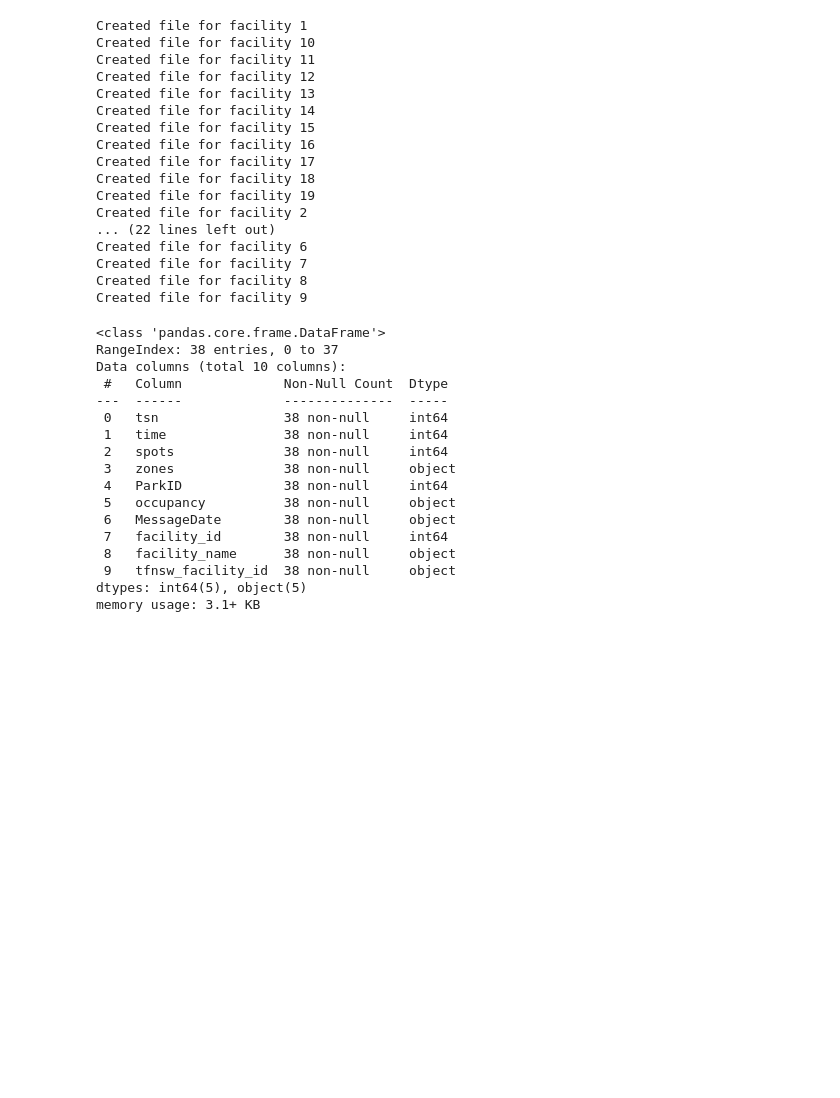
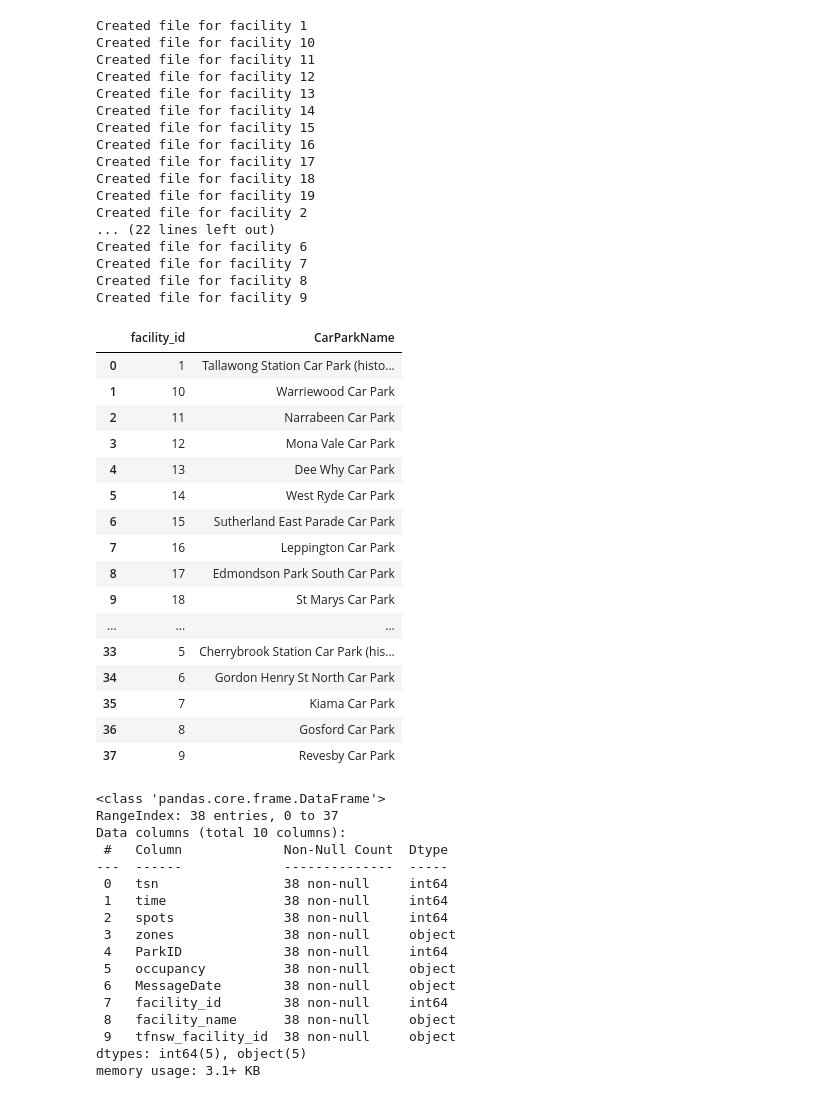
Before and after one commit to M13Mwongo/parking-spot-predictor, a Jupyter notebook: requests.ipynb, the cells around one changed output. Cells and saved outputs as stored; diff of their text form; code cells hidden in the pictures; blank space fills up the shorter version.

```diff
--- a/requests.ipynb
+++ b/requests.ipynb
@@ -217,3 +213,23 @@ Created file for facility 9
+# %%
+df_carparks
+# %% [output]
+|  | facility_id | CarParkName |
+| 0 | 1 | Tallawong Station Car Park (histo... |
+| 1 | 10 | Warriewood Car Park |
+| 2 | 11 | Narrabeen Car Park |
+| 3 | 12 | Mona Vale Car Park |
+| 4 | 13 | Dee Why Car Park |
+| 5 | 14 | West Ryde Car Park |
+| 6 | 15 | Sutherland East Parade Car Park |
+| 7 | 16 | Leppington Car Park |
+| 8 | 17 | Edmondson Park South Car Park |
+| 9 | 18 | St Marys Car Park |
+| ... | ... | ... |
+| 33 | 5 | Cherrybrook Station Car Park (his... |
+| 34 | 6 | Gordon Henry St North Car Park |
+| 35 | 7 | Kiama Car Park |
+| 36 | 8 | Gosford Car Park |
+| 37 | 9 | Revesby Car Park |
 # %%
 park_details = pd.read_json("data/carpark_details.json")
 park_details.info()
```
Also changed, not shown: parts of 2 cells of this notebook.
